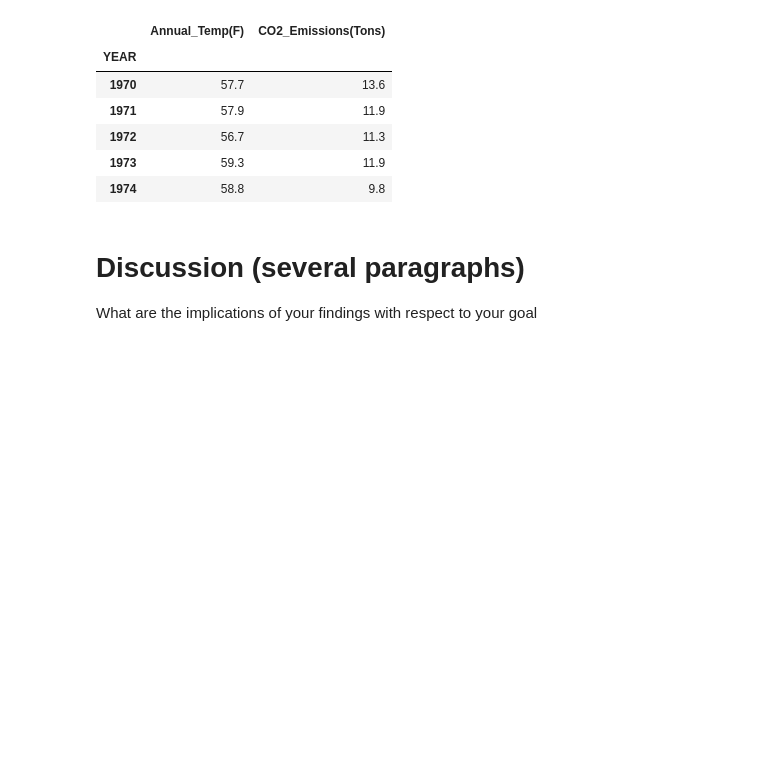
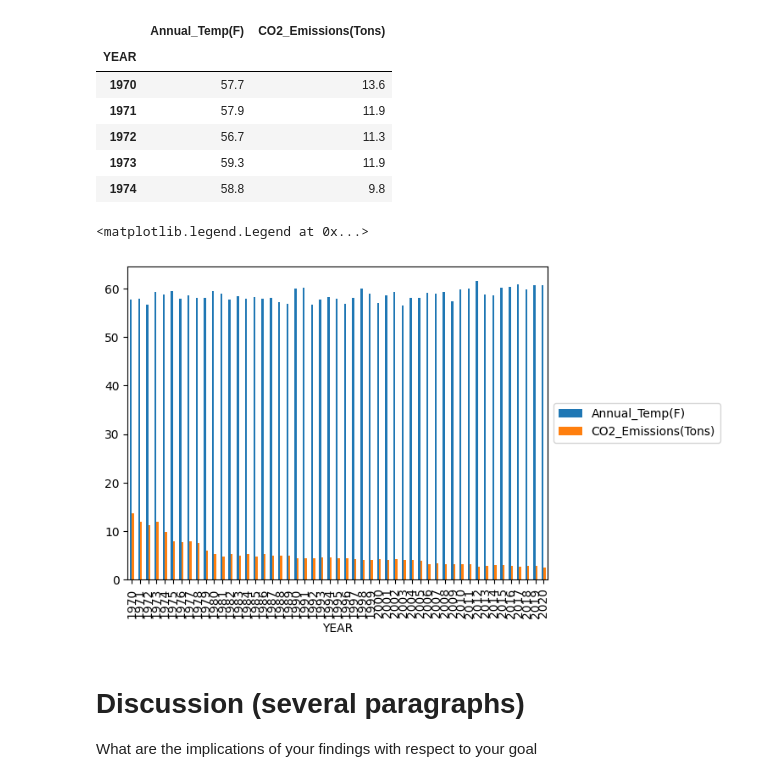
Before and after one commit to manny-pi/inst.447.final.project, a Jupyter notebook: data/ProjectFile.ipynb, the cells around one changed output. Cells and saved outputs as stored; diff of their text form; code cells hidden in the pictures; blank space fills up the shorter version.

```diff
--- a/data/ProjectFile.ipynb
+++ b/data/ProjectFile.ipynb
@@ -129,6 +129,12 @@ merged.head()
 | 1972 | 56.7 | 11.3 |
 | 1973 | 59.3 | 11.9 |
 | 1974 | 58.8 | 9.8 |
+# %%
+ax = merged.plot.bar(stacked=False)
+ax.legend(loc='center left', bbox_to_anchor=(1, 0.5))
+# %% [output]
+<matplotlib.legend.Legend at 0x...>
+[figure, added]
 # %% [markdown]
 # Discussion (several paragraphs)
 What are the implications of your findings with respect to your goal
```
